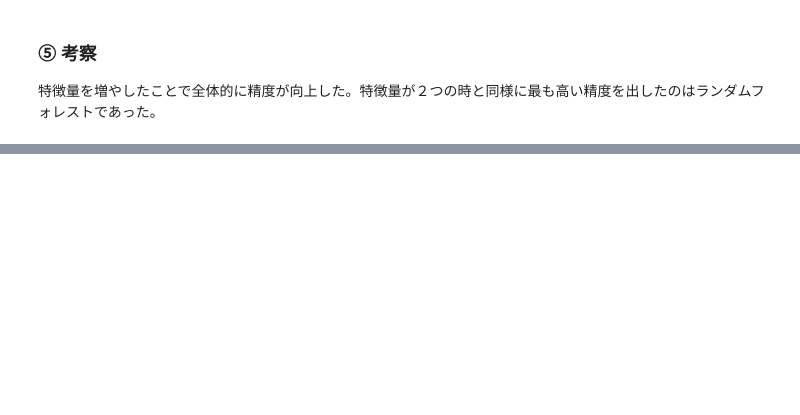
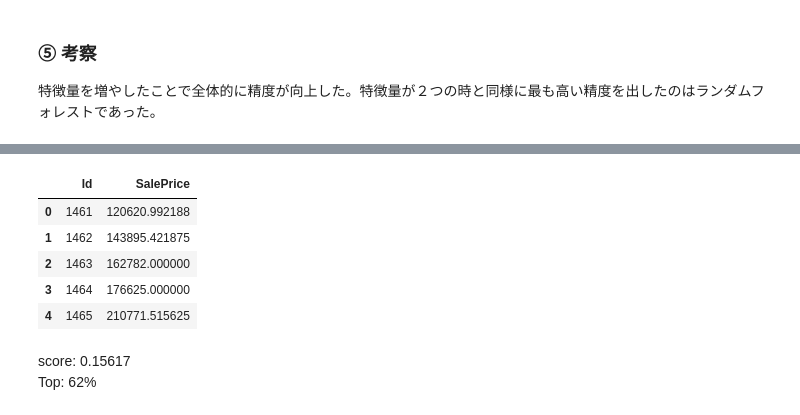
Before and after one commit to tkyiw/diveintocode-ml, a Jupyter notebook: Week4/Week4授業前課題2住宅価格の予測.ipynb, the cells around one changed output, grey strips where cells are left out. Drawn from its saved outputs; the diff is of its cells as text; code cells hidden in the pictures; blank space fills up the shorter version.

```diff
--- a/Week4/Week4授業前課題2住宅価格の予測.ipynb
+++ b/Week4/Week4授業前課題2住宅価格の予測.ipynb
@@ -400,0 +405,20 @@ score: 0.16308
+# %%
+import xgboost as xgb
+
+# testデータ読み込み
+test = pd.read_csv('test.csv')
+
+# 前処理
+X_test = test[['OverallQual', 'GrLivArea', 'GarageCars', 'TotalBsmtSF',
+               'FullBath', 'YearBuilt', 'YearRemodAdd']].fillna(test.mean())
+
+# 学習
+reg = xgb.XGBRegressor(random_state=0)
+reg.fit(X, y)
+
+# 推定
+pred = reg.predict(X_test)
+
+# 提出用ファイルの作成
+submission2 =pd.DataFrame({'Id': test['Id'], 'SalePrice': pred})
+submission2.to_csv('submission_second.csv', index=False)
@@ -400,0 +427,12 @@ score: 0.16308
+# %%
+submission2.head()
+# %% [output]
+|  | Id | SalePrice |
+| 0 | 1461 | 120620.992188 |
+| 1 | 1462 | 143895.421875 |
+| 2 | 1463 | 162782.000000 |
+| 3 | 1464 | 176625.000000 |
+| 4 | 1465 | 210771.515625 |
+# %% [markdown]
+score: 0.15617
+Top: 62%
```
Also changed, not shown: parts of 12 cells of this notebook.
